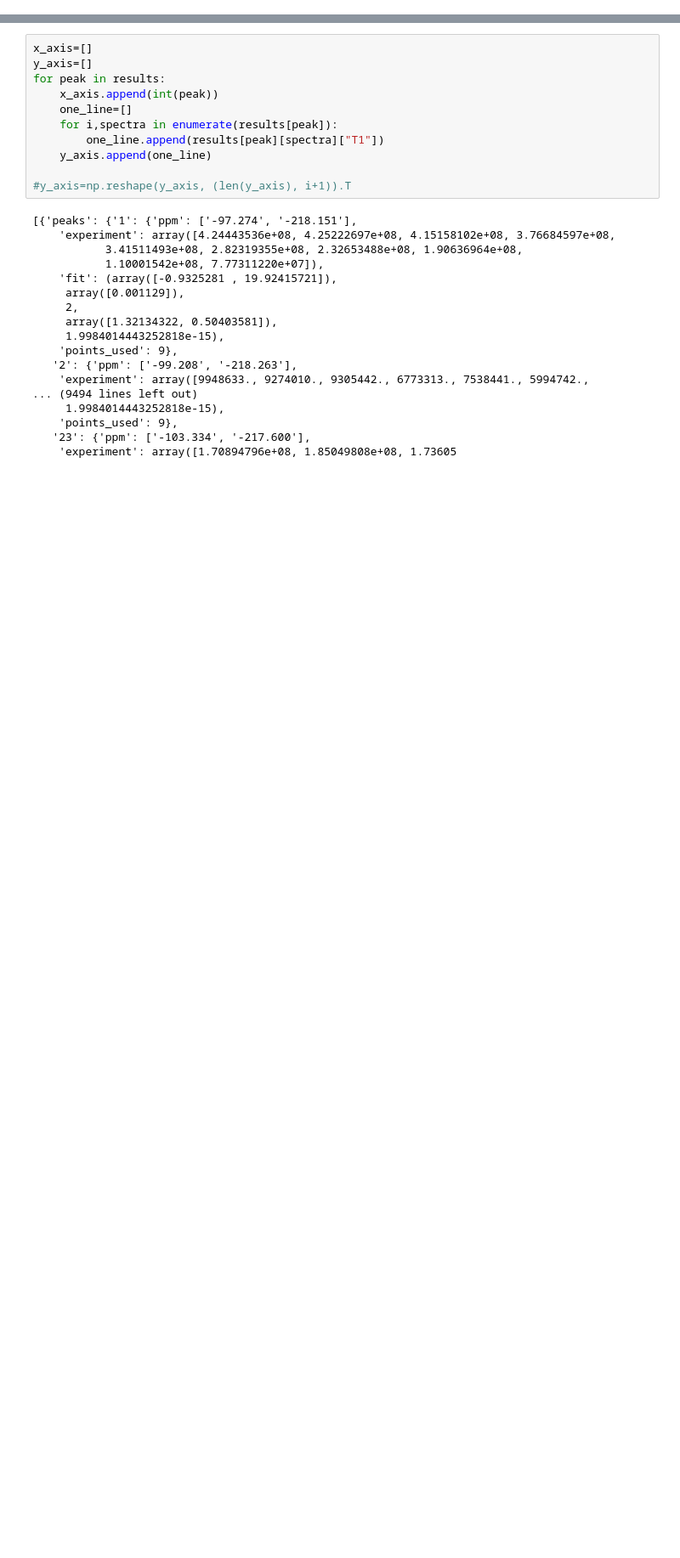
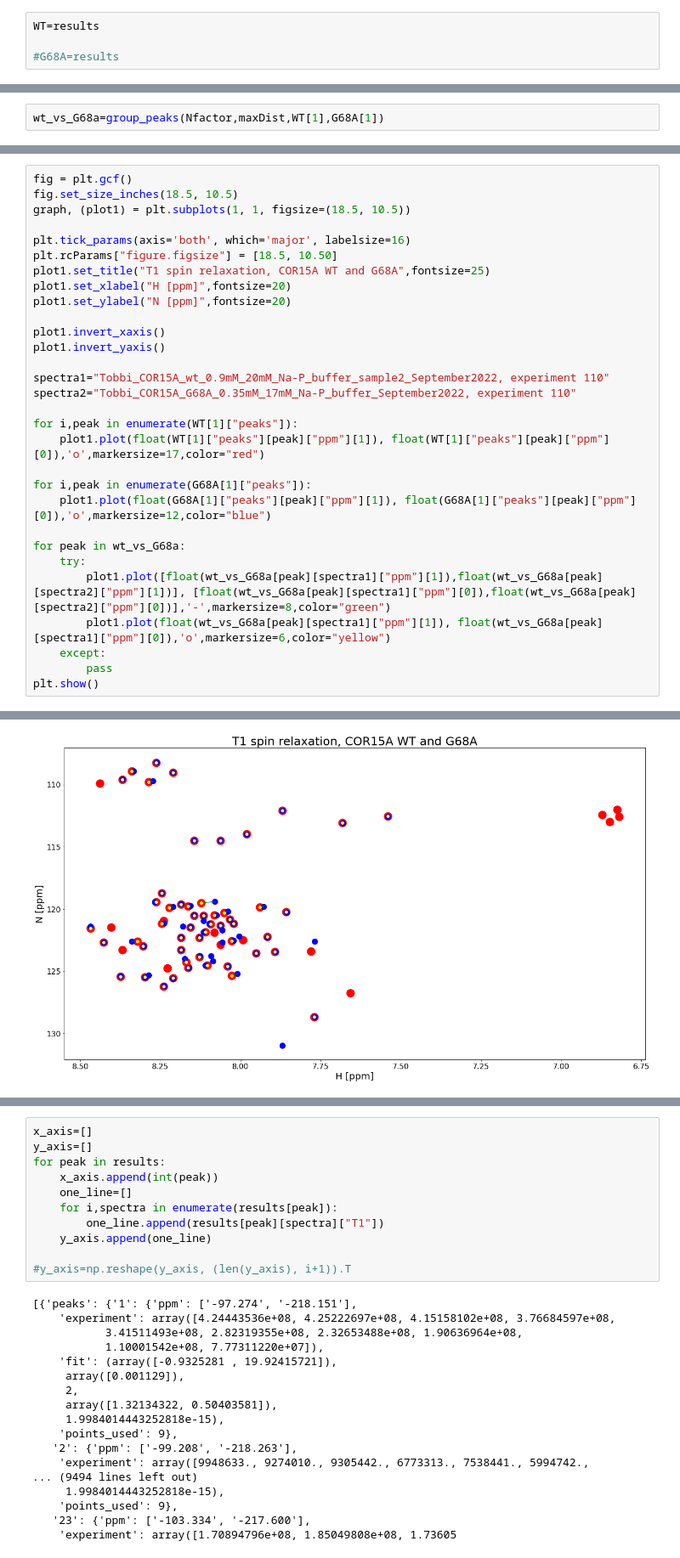
Before and after one commit to nencini/COR15A_Tobi, a Jupyter notebook: Analysis/T1_T2_hetNOE.ipynb, the cells around one changed output, grey strips where cells are left out. Shown at 85% size. Cells and saved outputs as stored; diff of their text form; blank space fills up the shorter version.

```diff
--- a/Analysis/T1_T2_hetNOE.ipynb
+++ b/Analysis/T1_T2_hetNOE.ipynb
@@ -90,0 +166,4 @@ def plot_data(comparison,coeffs,outputs):
+# %%
+WT=results
+
+#G68A=results
@@ -90,0 +227,2 @@ def plot_data(comparison,coeffs,outputs):
+# %%
+wt_vs_G68a=group_peaks(Nfactor,maxDist,WT[1],G68A[1])
@@ -90,0 +249,31 @@ def plot_data(comparison,coeffs,outputs):
+# %%
+fig = plt.gcf()
+fig.set_size_inches(18.5, 10.5)
+graph, (plot1) = plt.subplots(1, 1, figsize=(18.5, 10.5))
+
+plt.tick_params(axis='both', which='major', labelsize=16)
+plt.rcParams["figure.figsize"] = [18.5, 10.50]
+plot1.set_title("T1 spin relaxation, COR15A WT and G68A",fontsize=25)
+plot1.set_xlabel("H [ppm]",fontsize=20)
+plot1.set_ylabel("N [ppm]",fontsize=20)
+
+plot1.invert_xaxis()
+plot1.invert_yaxis()
+
+spectra1="Tobbi_COR15A_wt_0.9mM_20mM_Na-P_buffer_sample2_September2022, experiment 110"
+spectra2="Tobbi_COR15A_G68A_0.35mM_17mM_Na-P_buffer_September2022, experiment 110"
+
+for i,peak in enumerate(WT[1]["peaks"]):
+    plot1.plot(float(WT[1]["peaks"][peak]["ppm"][1]), float(WT[1]["peaks"][peak]["ppm"][0]),'o',markersize=17,color="red")
+
+for i,peak in enumerate(G68A[1]["peaks"]):
+    plot1.plot(float(G68A[1]["peaks"][peak]["ppm"][1]), float(G68A[1]["peaks"][peak]["ppm"][0]),'o',markersize=12,color="blue")
+
+for peak in wt_vs_G68a:
+    try:
+        plot1.plot([float(wt_vs_G68a[peak][spectra1]["ppm"][1]),float(wt_vs_G68a[peak][spectra2]["ppm"][1])], [float(wt_vs_G68a[peak][spectra1]["ppm"][0]),float(wt_vs_G68a[peak][spectra2]["ppm"][0])],'-',markersize=8,color="green")
+        plot1.plot(float(wt_vs_G68a[peak][spectra1]["ppm"][1]), float(wt_vs_G68a[peak][spectra1]["ppm"][0]),'o',markersize=6,color="yellow")
+    except:
+        pass
+plt.show()
+# %% [output]
@@ -90,0 +281 @@ def plot_data(comparison,coeffs,outputs):
+[figure, added]
```
Also changed, not shown: parts of 60 cells of this notebook, 22 other files.
